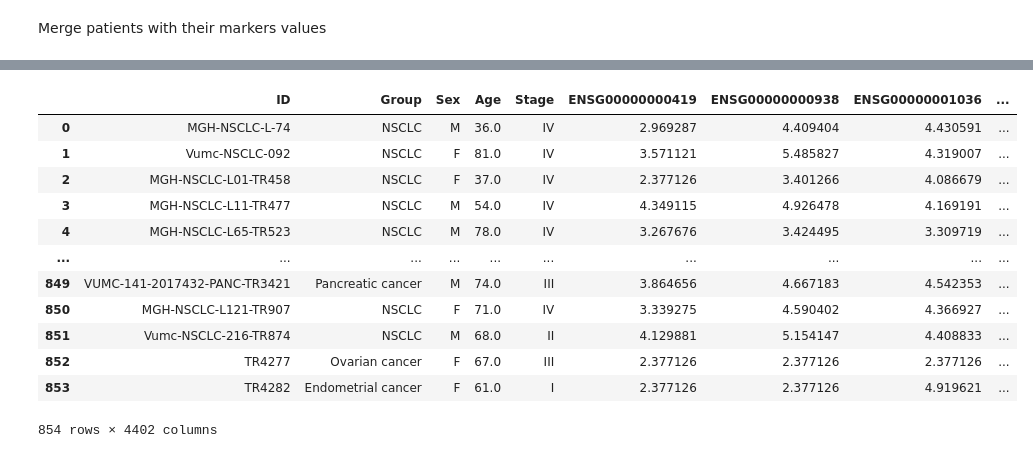
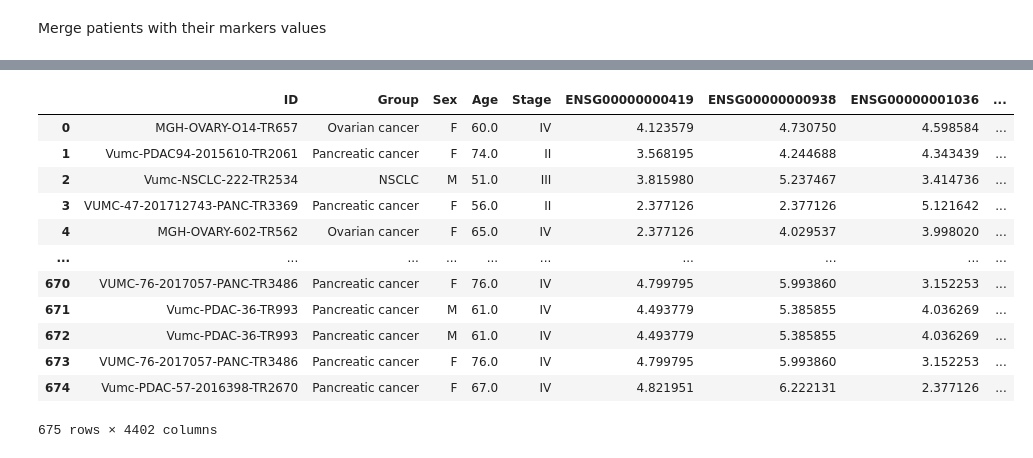
Before and after one commit to DariuszMech/Cancer-stage-prediction, a Jupyter notebook: notebooks/data_preparation.ipynb, the cells around one changed output, grey strips where cells are left out. Drawn from its saved outputs; the diff is of its cells as text; code cells hidden in the pictures.

```diff
--- a/notebooks/data_preparation.ipynb
+++ b/notebooks/data_preparation.ipynb
@@ -72,5 +73,7 @@ Filter out the "Asymptomatic control" values of Group and cases with undefined S
 valid_stages = ('I', 'II', 'III', 'IV')
 patients = patients.loc[patients['Stage'].isin(valid_stages)]
 
+patients = patients[~((patients['Stage'] == 'IV') & (patients['Group'] == 'NSCLC'))]
+
 patients['Stage'].value_counts(dropna=False)
 # %% [output]
@@ -233,0 +238,11 @@ memory usage: 28.7+ MB
+# %%
+merged.insert(1, 'Groups_and_Stages', merged.apply(lambda row: f"{row['Group'].replace(' ', '_')}_{row['Stage']}", axis=1))
+groups_and_stages_counts = merged['Groups_and_Stages'].value_counts()
+rare_combinations = groups_and_stages_counts[groups_and_stages_counts < 10].index
+merged = merged[~merged['Groups_and_Stages'].isin(rare_combinations)]
+
+train, test_valid = train_test_split(merged, test_size=0.3, stratify=merged['Groups_and_Stages'])
+test, valid = train_test_split(test_valid, test_size=0.5, stratify=test_valid['Groups_and_Stages'])
+
+valid = test.drop('Groups_and_Stages', axis=1)
+test = test.drop('Groups_and_Stages', axis=1)
@@ -233,0 +356,17 @@ memory usage: 28.7+ MB
+# %%
+ros = RandomOverSampler(random_state=42)
+
+# Przygotowanie danych do upsamplingu
+X = train.drop('Groups_and_Stages', axis=1)  # Przykład: usuwanie kolumny 'Stage' (zależy od struktury danych)
+y = train['Groups_and_Stages']
+
+# Upsampling danych
+X_upsampled, y_upsampled = ros.fit_resample(X, y)
+
+# Tworzenie zbalansowanego DataFrame
+balanced_train = X_upsampled.copy()
+balanced_train['Groups_and_Stages'] = y_upsampled
+
+train_up = balanced_train
+train_up = train_up.drop('Groups_and_Stages', axis=1)
+train_up.apply(lambda row: f"{row['Group'].replace(' ', '_')}_{row['Stage']}", axis=1).value_counts()
@@ -234,21 +390,21 @@ memory usage: 28.7+ MB
 # %%
-merged2 = merged
-merged2['Stage1'] = merged['Stage'].apply(lambda x: 1 if x == 'I' else 0)
-merged2['Stage2'] = merged['Stage'].apply(lambda x: 1 if x == 'II' else 0)
-merged2['Stage3'] = merged['Stage'].apply(lambda x: 1 if x == 'III' else 0)
-merged2['Stage4'] = merged['Stage'].apply(lambda x: 1 if x == 'IV' else 0)
-merged2
+train_up2 = train_up
+train_up2['Stage1'] = train_up['Stage'].apply(lambda x: 1 if x == 'I' else 0)
+train_up2['Stage2'] = train_up['Stage'].apply(lambda x: 1 if x == 'II' else 0)
+train_up2['Stage3'] = train_up['Stage'].apply(lambda x: 1 if x == 'III' else 0)
+train_up2['Stage4'] = train_up['Stage'].apply(lambda x: 1 if x == 'IV' else 0)
+train_up2
 # %% [output]
 |  | ID | Group | Sex | Age | Stage | ENSG00000000419 | ENSG00000000938 | ENSG00000001036 | ... |
-| 0 | MGH-NSCLC-L-74 | NSCLC | M | 36.0 | IV | 2.969287 | 4.409404 | 4.430591 | ... |
-| 1 | Vumc-NSCLC-092 | NSCLC | F | 81.0 | IV | 3.571121 | 5.485827 | 4.319007 | ... |
-| 2 | MGH-NSCLC-L01-TR458 | NSCLC | F | 37.0 | IV | 2.377126 | 3.401266 | 4.086679 | ... |
-| 3 | MGH-NSCLC-L11-TR477 | NSCLC | M | 54.0 | IV | 4.349115 | 4.926478 | 4.169191 | ... |
-| 4 | MGH-NSCLC-L65-TR523 | NSCLC | M | 78.0 | IV | 3.267676 | 3.424495 | 3.309719 | ... |
+| 0 | MGH-OVARY-O14-TR657 | Ovarian cancer | F | 60.0 | IV | 4.123579 | 4.730750 | 4.598584 | ... |
+| 1 | Vumc-PDAC94-2015610-TR2061 | Pancreatic cancer | F | 74.0 | II | 3.568195 | 4.244688 | 4.343439 | ... |
+| 2 | Vumc-NSCLC-222-TR2534 | NSCLC | M | 51.0 | III | 3.815980 | 5.237467 | 3.414736 | ... |
+| 3 | VUMC-47-201712743-PANC-TR3369 | Pancreatic cancer | F | 56.0 | II | 2.377126 | 2.377126 | 5.121642 | ... |
+| 4 | MGH-OVARY-602-TR562 | Ovarian cancer | F | 65.0 | IV | 2.377126 | 4.029537 | 3.998020 | ... |
 | ... | ... | ... | ... | ... | ... | ... | ... | ... | ... |
-| 849 | VUMC-141-2017432-PANC-TR3421 | Pancreatic cancer | M | 74.0 | III | 3.864656 | 4.667183 | 4.542353 | ... |
-| 850 | MGH-NSCLC-L121-TR907 | NSCLC | F | 71.0 | IV | 3.339275 | 4.590402 | 4.366927 | ... |
-| 851 | Vumc-NSCLC-216-TR874 | NSCLC | M | 68.0 | II | 4.129881 | 5.154147 | 4.408833 | ... |
-| 852 | TR4277 | Ovarian cancer | F | 67.0 | III | 2.377126 | 2.377126 | 2.377126 | ... |
-| 853 | TR4282 | Endometrial cancer | F | 61.0 | I | 2.377126 | 2.377126 | 4.919621 | ... |
+| 670 | VUMC-76-2017057-PANC-TR3486 | Pancreatic cancer | F | 76.0 | IV | 4.799795 | 5.993860 | 3.152253 | ... |
+| 671 | Vumc-PDAC-36-TR993 | Pancreatic cancer | M | 61.0 | IV | 4.493779 | 5.385855 | 4.036269 | ... |
+| 672 | Vumc-PDAC-36-TR993 | Pancreatic cancer | M | 61.0 | IV | 4.493779 | 5.385855 | 4.036269 | ... |
+| 673 | VUMC-76-2017057-PANC-TR3486 | Pancreatic cancer | F | 76.0 | IV | 4.799795 | 5.993860 | 3.152253 | ... |
+| 674 | Vumc-PDAC-57-2016398-TR2670 | Pancreatic cancer | F | 67.0 | IV | 4.821951 | 6.222131 | 2.377126 | ... |
-854 rows × 4402 columns
+675 rows × 4402 columns
```
Also changed, not shown: parts of 36 cells of this notebook.
